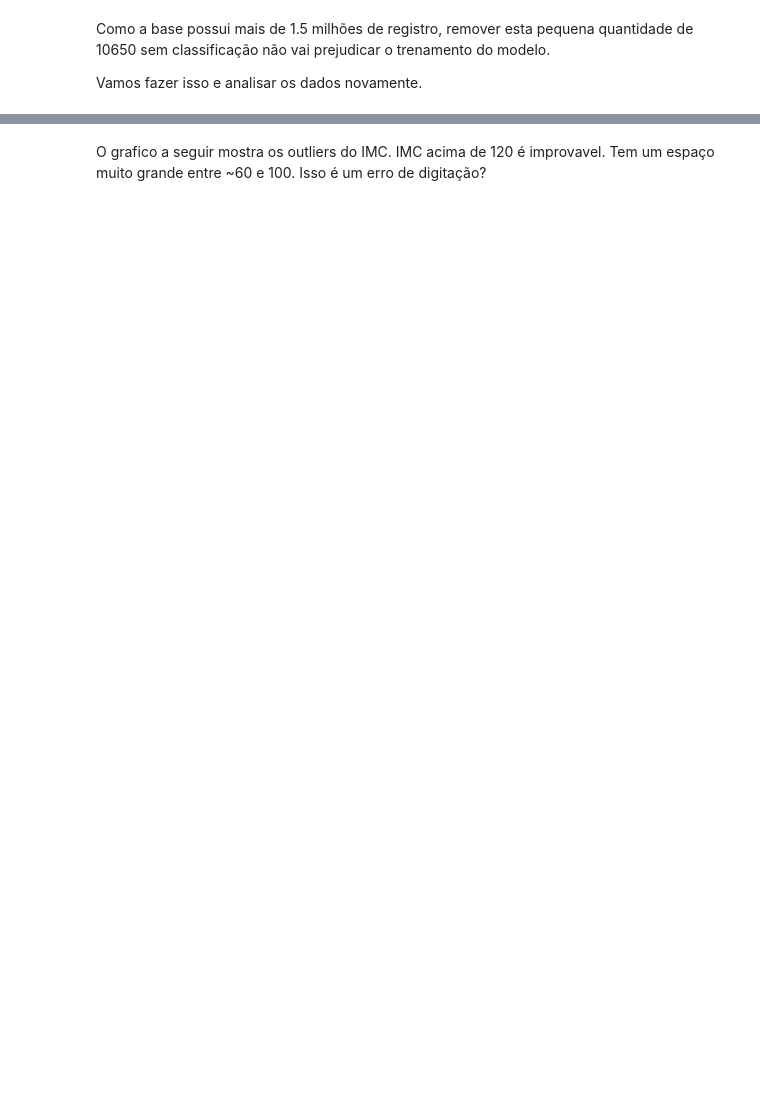
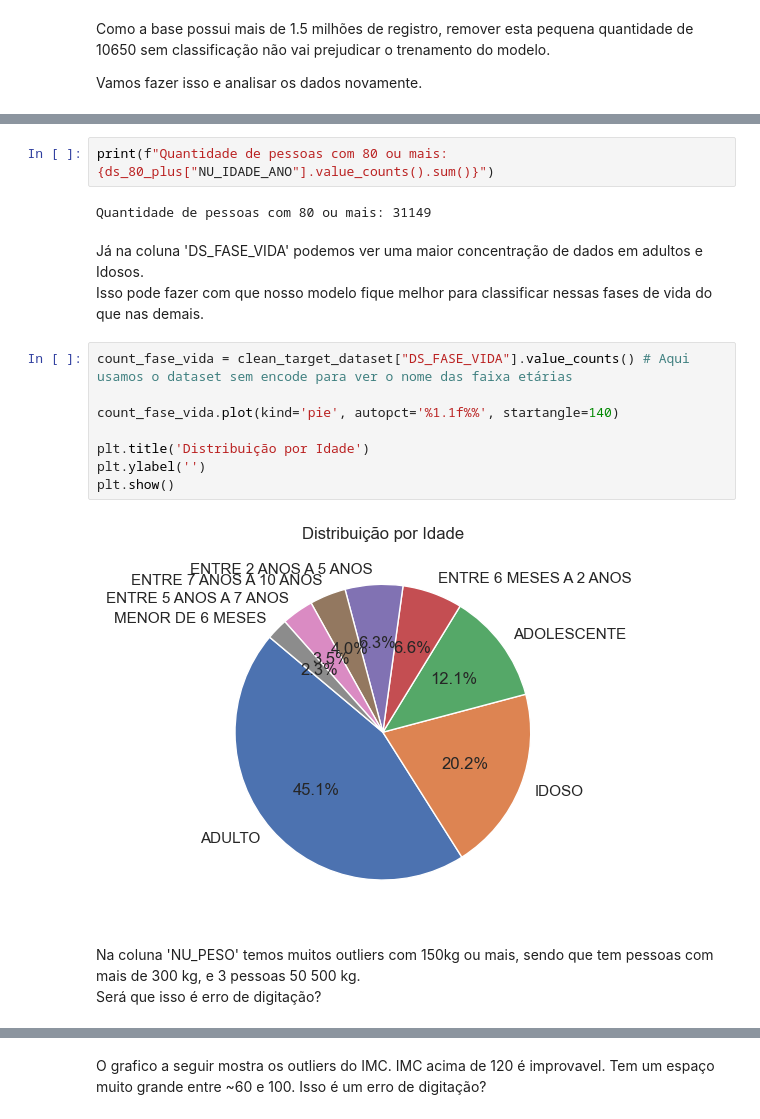
Before and after one commit to vagner-nascimento/fiap-pos-ia-para-devs-fase1-tech-challenge, a Jupyter notebook: main.ipynb, the cells around one changed output, grey strips where cells are left out. Cells and saved outputs as stored; diff of their text form; blank space fills up the shorter version.

```diff
--- a/main.ipynb
+++ b/main.ipynb
@@ -230,0 +532,20 @@ Para isso, primeiro vamos remover os códigos existentes (NU_FASE_VIDA e CO_RACA
+# %%
+print(f"Quantidade de pessoas com 80 ou mais: {ds_80_plus["NU_IDADE_ANO"].value_counts().sum()}")
+# %% [output]
+Quantidade de pessoas com 80 ou mais: 31149
+# %% [markdown]
+Já na coluna 'DS_FASE_VIDA' podemos ver uma maior concentração de dados em adultos e Idosos.
+Isso pode fazer com que nosso modelo fique melhor para classificar nessas fases de vida do que nas demais.
+# %%
+count_fase_vida = clean_target_dataset["DS_FASE_VIDA"].value_counts() # Aqui usamos o dataset sem encode para ver o nome das faixa etárias
+
+count_fase_vida.plot(kind='pie', autopct='%1.1f%%', startangle=140)
+
+plt.title('Distribuição por Idade')
+plt.ylabel('')
+plt.show()
+# %% [output]
+[figure, added]
+# %% [markdown]
+Na coluna 'NU_PESO' temos muitos outliers com 150kg ou mais, sendo que tem pessoas com mais de 300 kg, e 3 pessoas 50 500 kg.
+Será que isso é erro de digitação?
```
Also changed, not shown: parts of 61 cells of this notebook, 1 other file.
